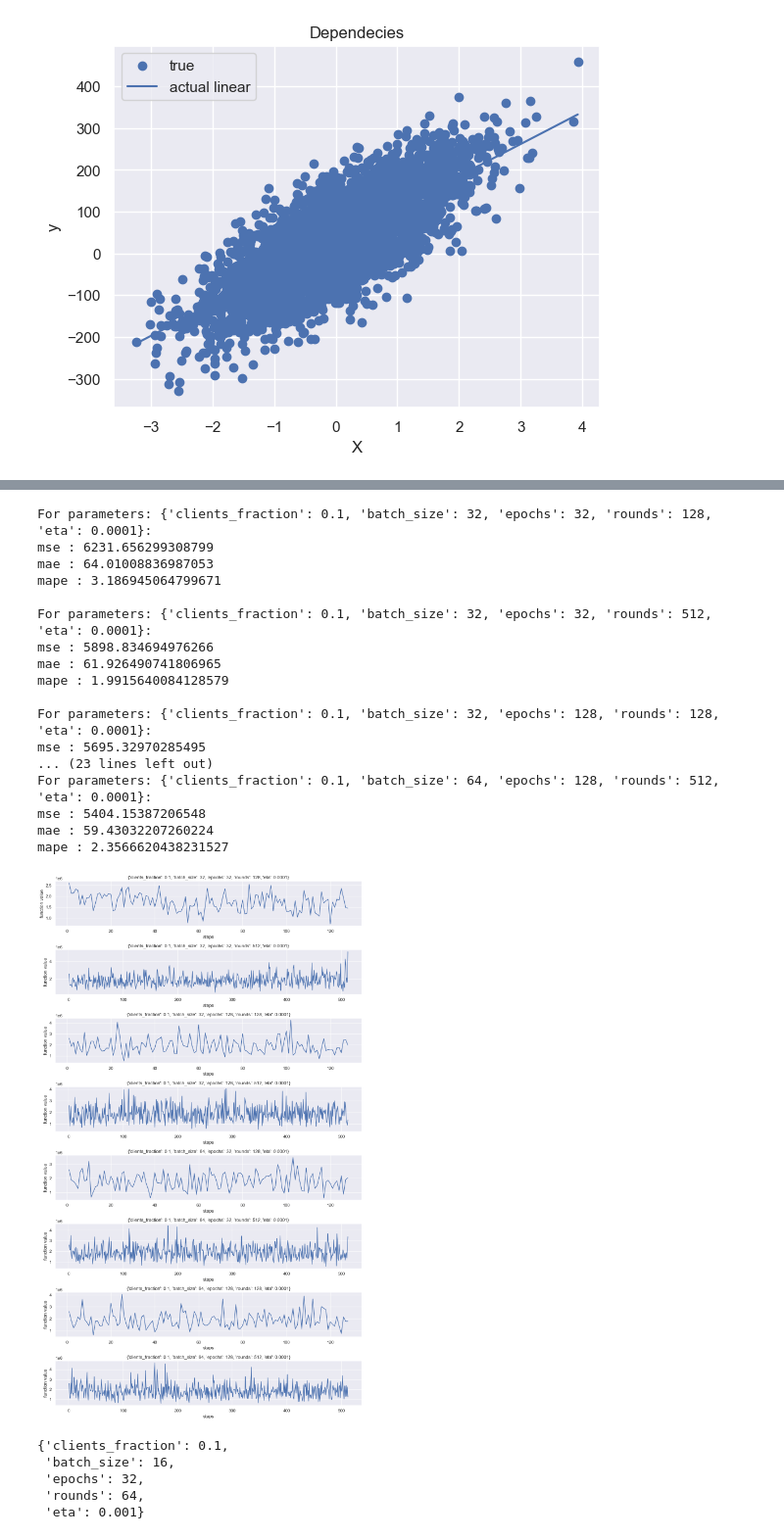
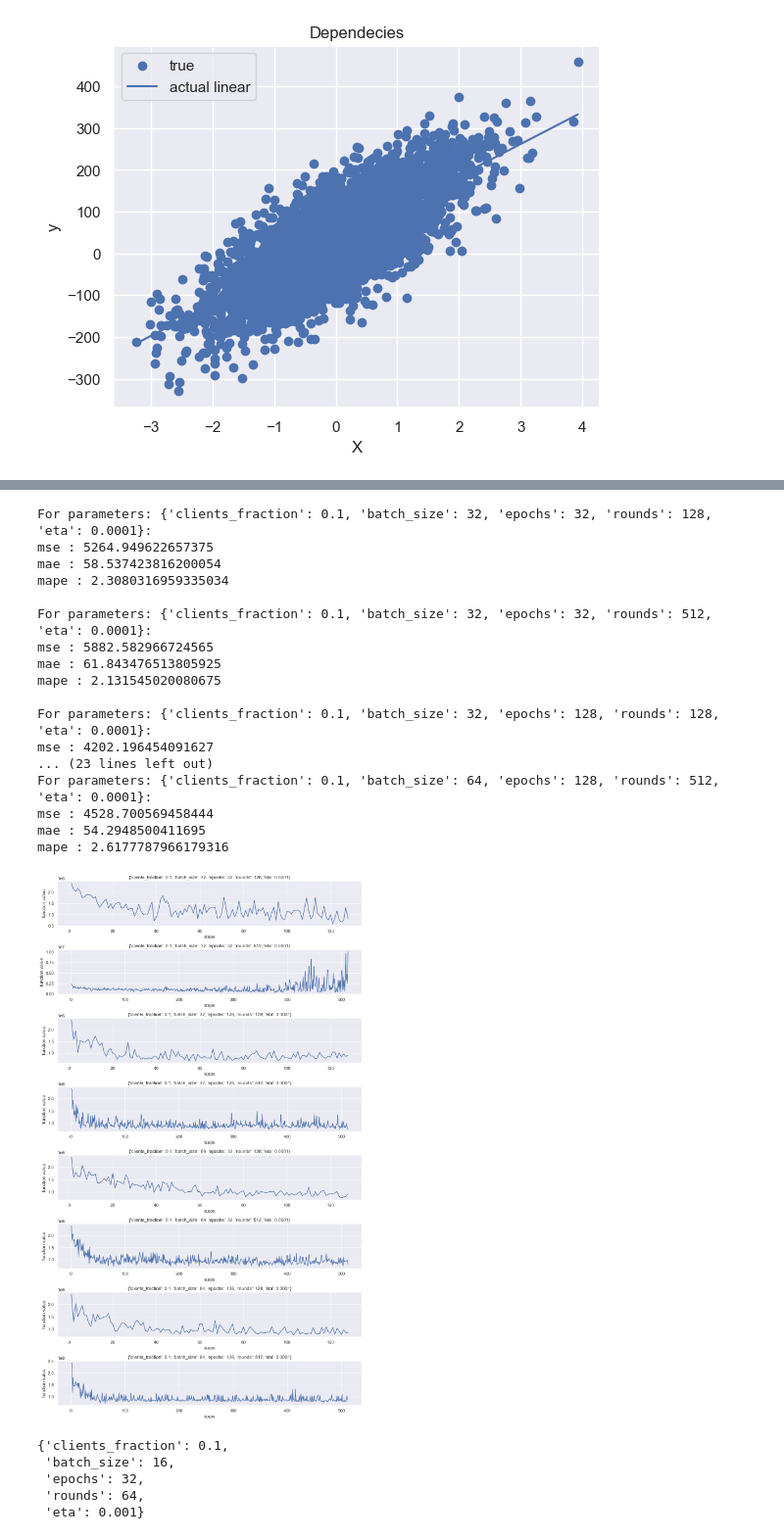
Before and after one commit to locllos/felere, a Jupyter notebook: source/playground.ipynb, the cells around one changed output, grey strips where cells are left out. Shown at 98% size. Saved outputs shown, nothing was run; the diff lists cells and outputs as text; code cells hidden in the pictures.

```diff
--- a/source/playground.ipynb
+++ b/source/playground.ipynb
@@ -88,7 +87,7 @@ distributor = HomogenousDataDistributorComplex(
   iid_fraction=0.3
 )
 mse = MSERidgeLinear(n_features=n_features)
-avg = FederatedAveraging(mse, distributor)
+avg = Scaffold(mse, distributor)
 # %%
 from common.pipeline import Pipeline
 # %%
@@ -97,45 +96,45 @@ parameters = {
   "batch_size": [32, 64],
   "epochs": [32, 128],
   "rounds": [128, 512],
   "eta": [1e-4],
 }
 metrics = {
   "mse" : mean_squared_error,
   "mae" : mean_absolute_error,
   "mape" : mean_absolute_percentage_error
 }
 
 pipeline = Pipeline(
   optimizer=avg,
   parameters=parameters,
   metrics=metrics,
   X_val=X_test,
   y_val=y_test
 )
 
 best, best_params = pipeline.run(
   choose_best_by="mae",
-  show_history=True
+  show_global_history=True
 )
 # %% [output]
 For parameters: {'clients_fraction': 0.1, 'batch_size': 32, 'epochs': 32, 'rounds': 128, 'eta': 0.0001}:
-mse : 6231.656299308799
-mae : 64.01008836987053
-mape : 3.186945064799671
+mse : 5264.949622657375
+mae : 58.537423816200054
+mape : 2.3080316959335034
 
 For parameters: {'clients_fraction': 0.1, 'batch_size': 32, 'epochs': 32, 'rounds': 512, 'eta': 0.0001}:
-mse : 5898.834694976266
-mae : 61.926490741806965
-mape : 1.9915640084128579
+mse : 5882.582966724565
+mae : 61.843476513805925
+mape : 2.131545020080675
 
 For parameters: {'clients_fraction': 0.1, 'batch_size': 32, 'epochs': 128, 'rounds': 128, 'eta': 0.0001}:
-mse : 5695.32970285495
+mse : 4202.196454091627
 ... (23 lines left out)
 For parameters: {'clients_fraction': 0.1, 'batch_size': 64, 'epochs': 128, 'rounds': 512, 'eta': 0.0001}:
-mse : 5404.15387206548
-mae : 59.43032207260224
-mape : 2.3566620438231527
+mse : 4528.700569458444
+mae : 54.2948500411695
+mape : 2.6177787966179316
-[figure, old version]
+[figure, new version]
 # %%
 best_params
 # %% [output]
```
Also changed, not shown: parts of 2 cells of this notebook, 4 other files.
